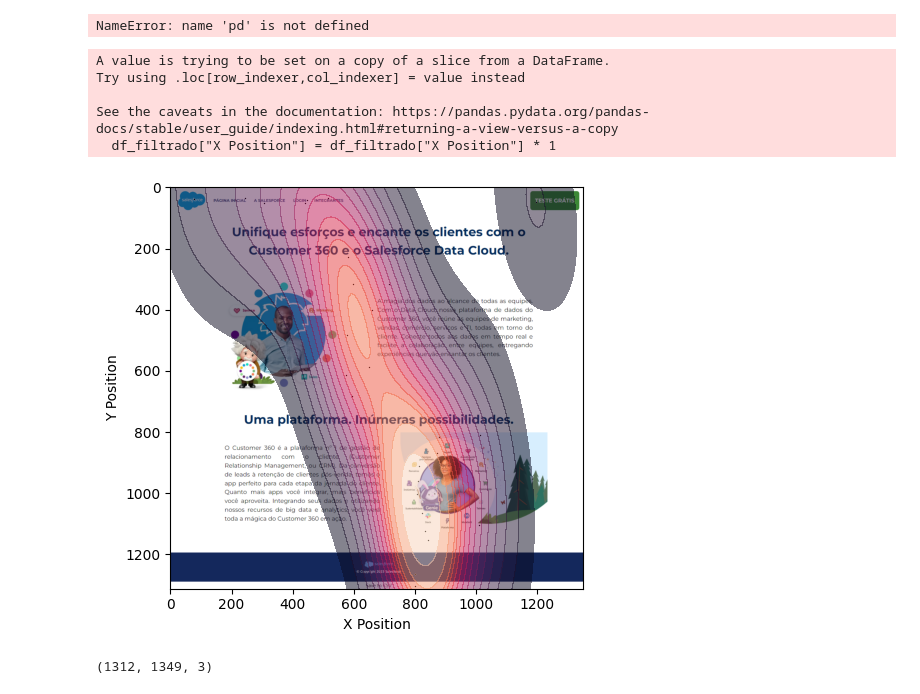
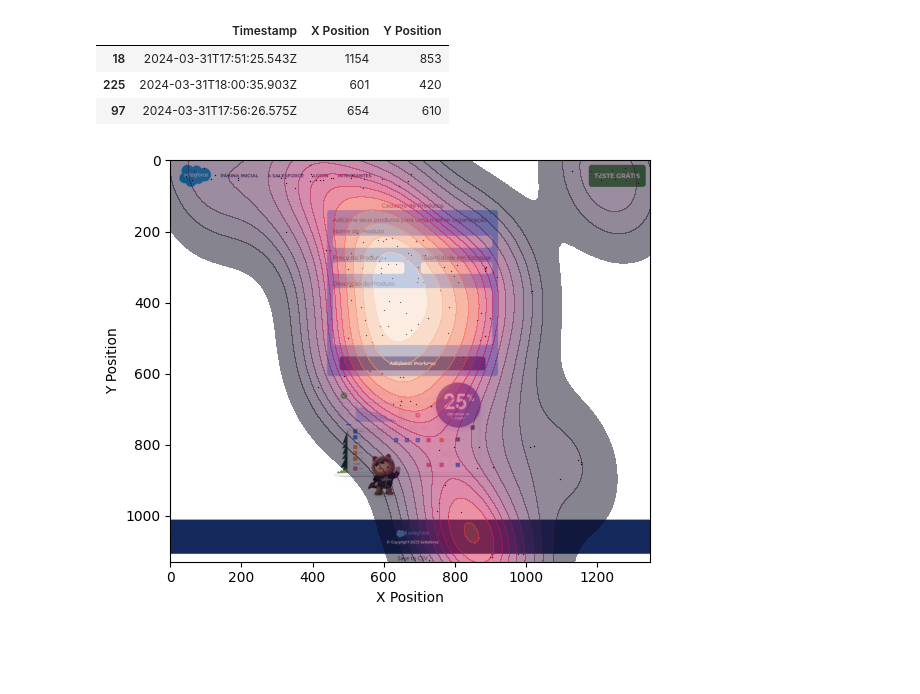
Before and after one commit to Mauricio-Pereira/Challenge-Fiap, a Jupyter notebook: Sprint 3/AI & CHATBOT/ponto de partida/heatmao.ipynb, the cells around one changed output. Drawn from its saved outputs; the diff is of its cells as text; code cells hidden in the pictures; blank space fills up the shorter version.

```diff
--- a/Sprint 3/AI & CHATBOT/ponto de partida/heatmao.ipynb
+++ b/Sprint 3/AI & CHATBOT/ponto de partida/heatmao.ipynb
@@ -32,48 +18,40 @@ Successfully installed contourpy-1.2.0 cycler-0.12.1 fonttools-4.50.0 importlib-
 # %%
-df = pd.read_csv("ClicksUsuário(4).csv")
+df = pd.read_csv("salesforce__uma_empresa_centrada_no_cliente_click_data (Products).csv")
 df.sample(3)
 # %% [output]
-NameError: name 'pd' is not defined
+|  | Timestamp | X Position | Y Position |
+| 18 | 2024-03-31T17:51:25.543Z | 1154 | 853 |
+| 225 | 2024-03-31T18:00:35.903Z | 601 | 420 |
+| 97 | 2024-03-31T17:56:26.575Z | 654 | 610 |
 # %%
-img = cv2.imread('PageHome.png')
+img = cv2.imread('PageProducts.png')
 
 img = cv2.cvtColor(img, cv2.COLOR_BGR2RGB)
 
 plt.imshow(img)
 
 df_filtrado = df[df["Y Position"] < img.shape[0]]
-
-df_filtrado["X Position"] = df_filtrado["X Position"] * 1
 
 sns.scatterplot(
     df_filtrado,
     x="X Position",
     y="Y Position",
     s=1, c="k"
 )
 
 sns.kdeplot(
     df_filtrado,
     x="X Position",
     y="Y Position",
     fill=True, cmap="rocket", alpha=0.5, levels=15
 )
 
 plt.xlim(0, img.shape[1])
 plt.ylim(img.shape[0], 0)
 
 
 
 plt.tight_layout()
-plt.savefig("heatmap(4).png", dpi=1900)
+plt.savefig("heatmap(PageProducts).png", dpi=1900)
 # %% [output]
-A value is trying to be set on a copy of a slice from a DataFrame.
-Try using .loc[row_indexer,col_indexer] = value instead
-
-See the caveats in the documentation: https://pandas.pydata.org/pandas-docs/stable/user_guide/indexing.html#returning-a-view-versus-a-copy
-  df_filtrado["X Position"] = df_filtrado["X Position"] * 1
-[figure, old version]
+[figure, new version]
-# %%
-img.shape
-# %% [output]
-(1312, 1349, 3)
```
Also changed, not shown: parts of 4 cells of this notebook, 25 other files.
